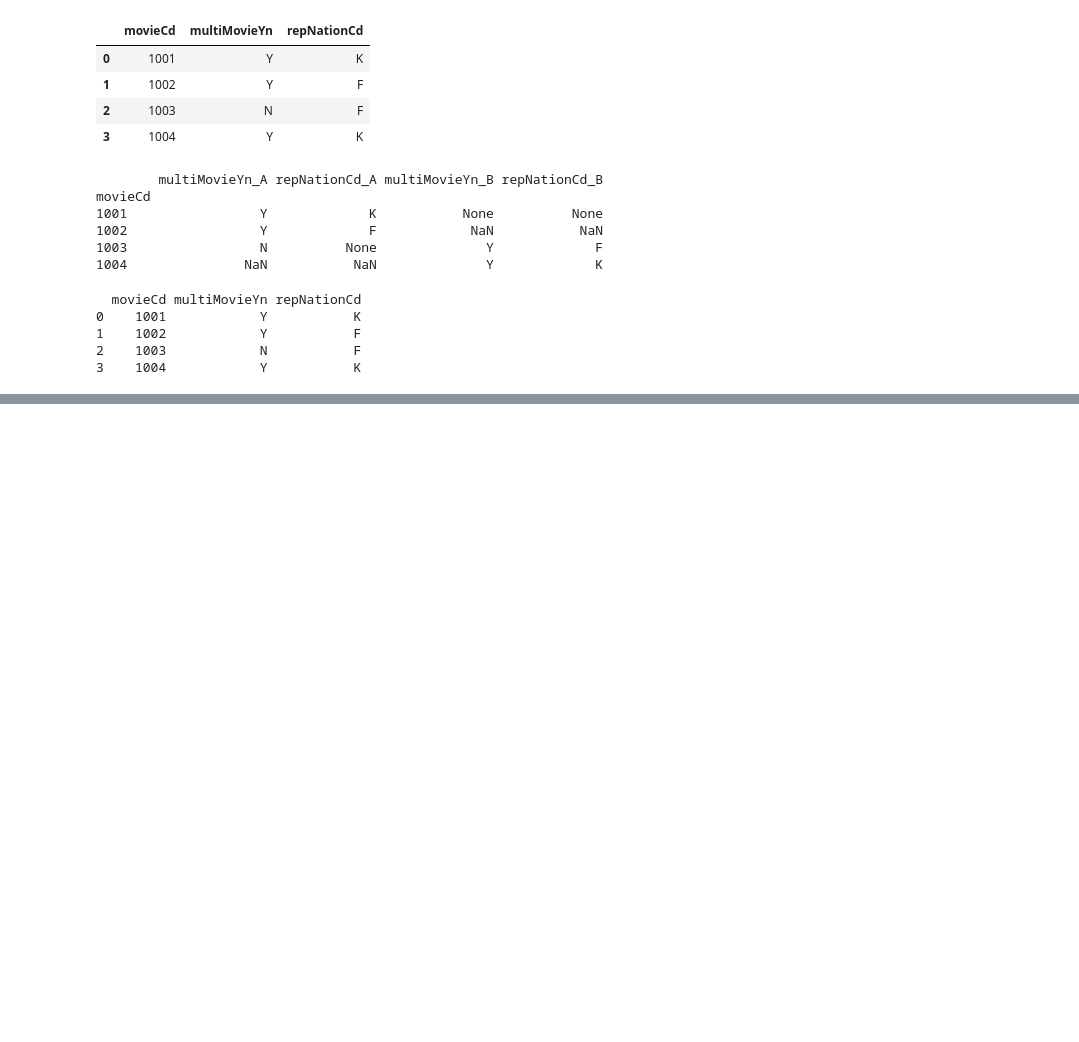
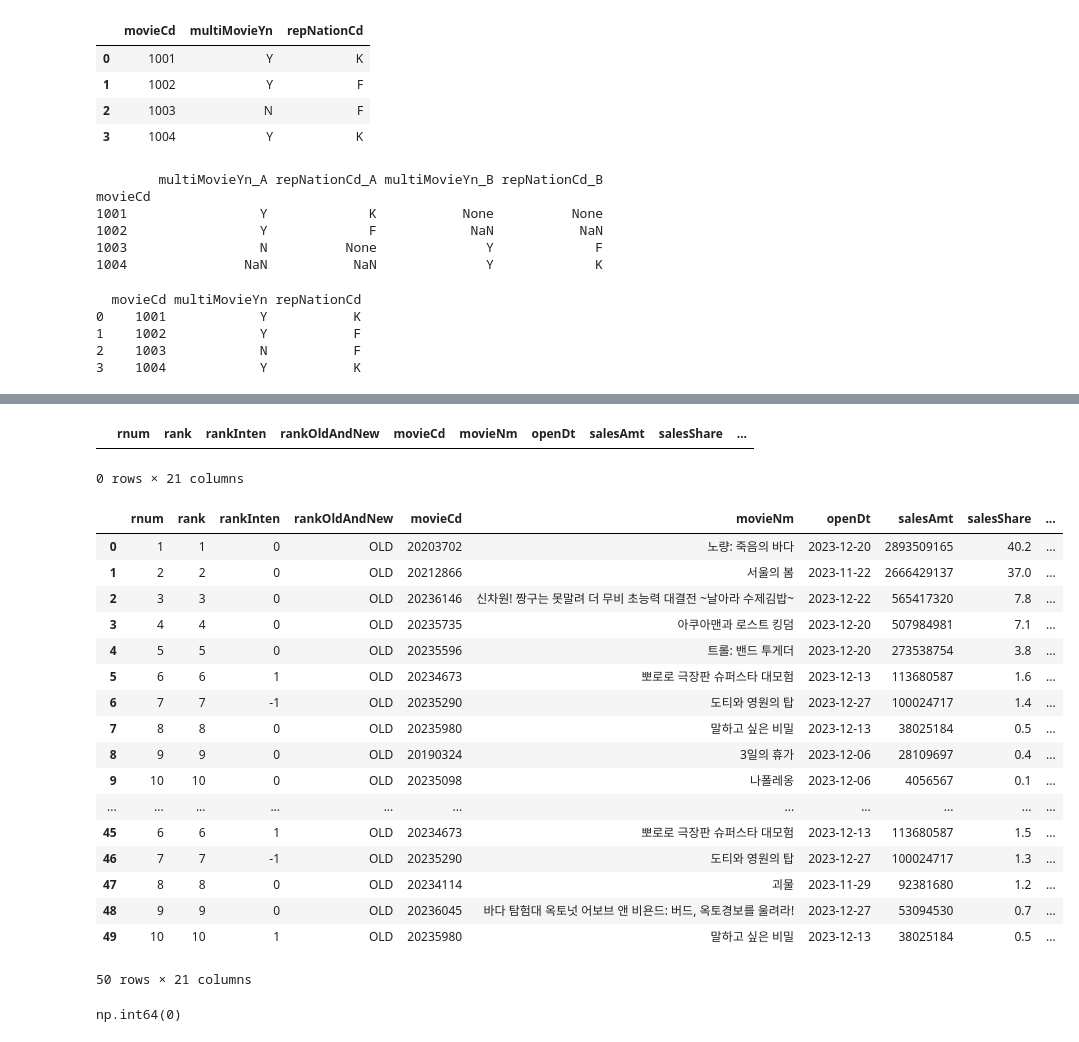
Before and after one commit to stundrg/myairflow, a Jupyter notebook: Note/Tracking.ipynb, the cells around one changed output, grey strips where cells are left out. Saved outputs shown, nothing was run; the diff lists cells and outputs as text; code cells hidden in the pictures; blank space fills up the shorter version.

```diff
--- a/Note/Tracking.ipynb
+++ b/Note/Tracking.ipynb
@@ -75,0 +202,33 @@ print(merged_df)
+# %%
+import pyarrow.dataset as ds
+dataset = ds.dataset("~/data/movie_after/dailyboxoffice", format="parquet", partitioning="hive")
+df = dataset.to_table().to_pandas()
+df[df["dt"] == "20240101"].sort_values("movieCd").drop_duplicates("movieCd")
+# %% [output]
+|  | rnum | rank | rankInten | rankOldAndNew | movieCd | movieNm | openDt | salesAmt | salesShare | ... |
+0 rows × 21 columns
+# %%
+df
+# %% [output]
+|  | rnum | rank | rankInten | rankOldAndNew | movieCd | movieNm | openDt | salesAmt | salesShare | ... |
+| 0 | 1 | 1 | 0 | OLD | 20203702 | 노량: 죽음의 바다 | 2023-12-20 | 2893509165 | 40.2 | ... |
+| 1 | 2 | 2 | 0 | OLD | 20212866 | 서울의 봄 | 2023-11-22 | 2666429137 | 37.0 | ... |
+| 2 | 3 | 3 | 0 | OLD | 20236146 | 신차원! 짱구는 못말려 더 무비 초능력 대결전 ~날아라 수제김밥~ | 2023-12-22 | 565417320 | 7.8 | ... |
+| 3 | 4 | 4 | 0 | OLD | 20235735 | 아쿠아맨과 로스트 킹덤 | 2023-12-20 | 507984981 | 7.1 | ... |
+| 4 | 5 | 5 | 0 | OLD | 20235596 | 트롤: 밴드 투게더 | 2023-12-20 | 273538754 | 3.8 | ... |
+| 5 | 6 | 6 | 1 | OLD | 20234673 | 뽀로로 극장판 슈퍼스타 대모험 | 2023-12-13 | 113680587 | 1.6 | ... |
+| 6 | 7 | 7 | -1 | OLD | 20235290 | 도티와 영원의 탑 | 2023-12-27 | 100024717 | 1.4 | ... |
+| 7 | 8 | 8 | 0 | OLD | 20235980 | 말하고 싶은 비밀 | 2023-12-13 | 38025184 | 0.5 | ... |
+| 8 | 9 | 9 | 0 | OLD | 20190324 | 3일의 휴가 | 2023-12-06 | 28109697 | 0.4 | ... |
+| 9 | 10 | 10 | 0 | OLD | 20235098 | 나폴레옹 | 2023-12-06 | 4056567 | 0.1 | ... |
+| ... | ... | ... | ... | ... | ... | ... | ... | ... | ... | ... |
+| 45 | 6 | 6 | 1 | OLD | 20234673 | 뽀로로 극장판 슈퍼스타 대모험 | 2023-12-13 | 113680587 | 1.5 | ... |
+| 46 | 7 | 7 | -1 | OLD | 20235290 | 도티와 영원의 탑 | 2023-12-27 | 100024717 | 1.3 | ... |
+| 47 | 8 | 8 | 0 | OLD | 20234114 | 괴물 | 2023-11-29 | 92381680 | 1.2 | ... |
+| 48 | 9 | 9 | 0 | OLD | 20236045 | 바다 탐험대 옥토넛 어보브 앤 비욘드: 버드, 옥토경보를 울려라! | 2023-12-27 | 53094530 | 0.7 | ... |
+| 49 | 10 | 10 | 1 | OLD | 20235980 | 말하고 싶은 비밀 | 2023-12-13 | 38025184 | 0.5 | ... |
+50 rows × 21 columns
+# %%
+df[df["dt"] == "20240101"]["movieCd"].duplicated().sum()  # 0이면 완벽!
+# %% [output]
+np.int64(0)
```
Also changed, not shown: parts of 19 cells of this notebook, 4 other files.
